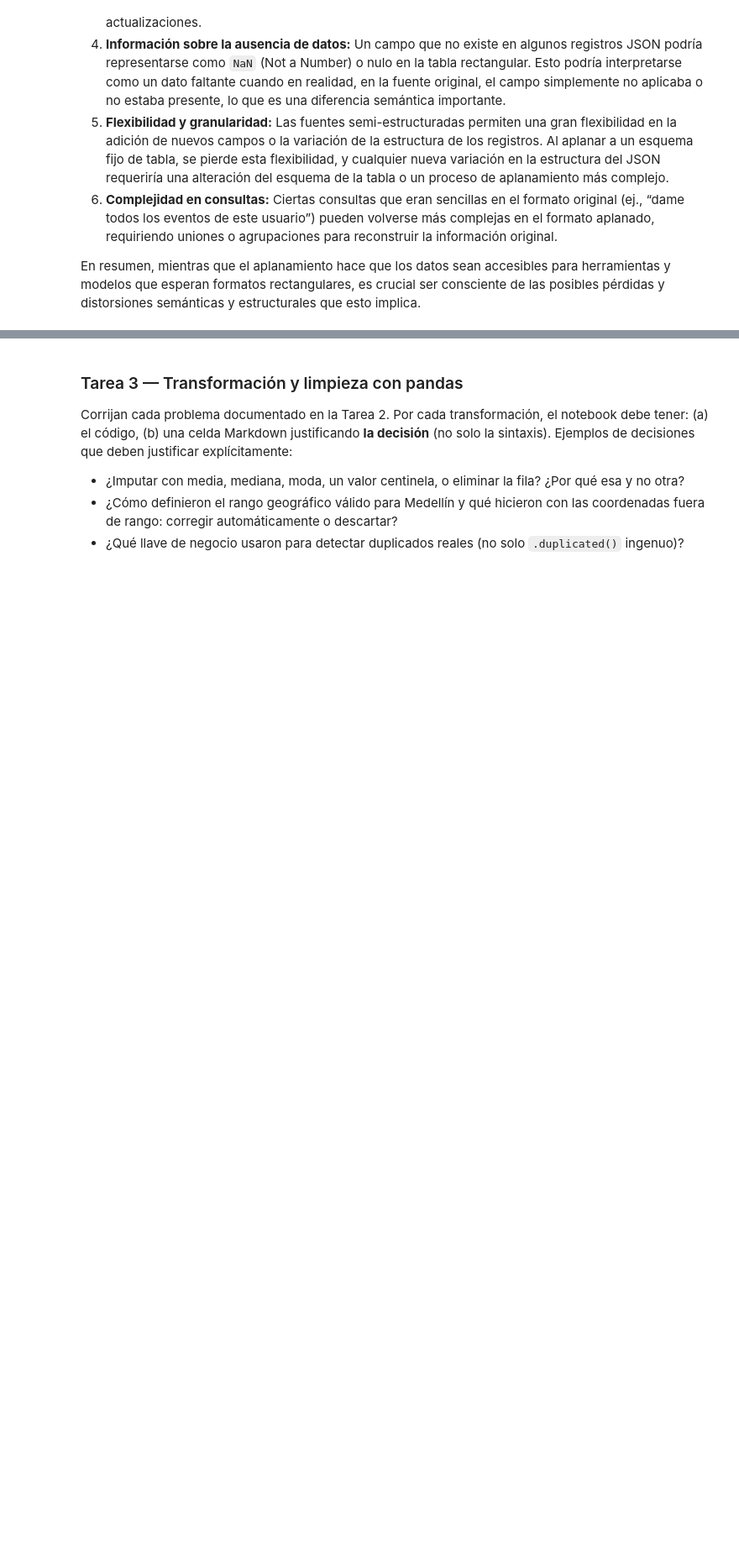
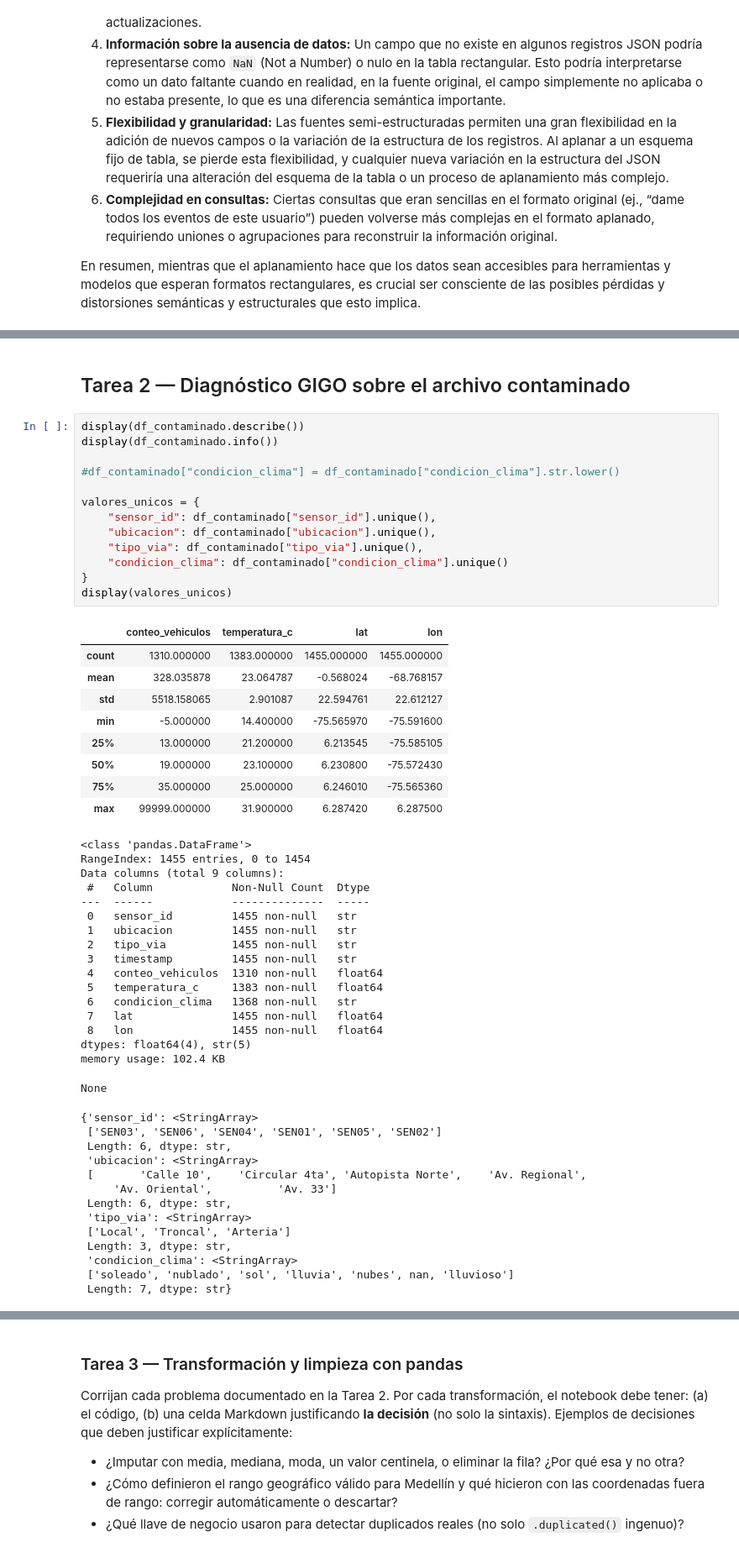
Before and after one commit to Jeronimo1303/Data_Science_Challenge_01, a Jupyter notebook: CDD_Actividad_01.ipynb, the cells around one changed output, grey strips where cells are left out. Shown at 84% size. Saved outputs shown, nothing was run; the diff lists cells and outputs as text; blank space fills up the shorter version.

```diff
--- a/CDD_Actividad_01.ipynb
+++ b/CDD_Actividad_01.ipynb
@@ -356,0 +268,55 @@ display(diagnostico_gigo)
+# %% [markdown]
+## Tarea 2 — Diagnóstico GIGO sobre el archivo contaminado
+# %%
+display(df_contaminado.describe())
+display(df_contaminado.info())
+
+#df_contaminado["condicion_clima"] = df_contaminado["condicion_clima"].str.lower()
+
+valores_unicos = {
+    "sensor_id": df_contaminado["sensor_id"].unique(),
+    "ubicacion": df_contaminado["ubicacion"].unique(),
+    "tipo_via": df_contaminado["tipo_via"].unique(),
+    "condicion_clima": df_contaminado["condicion_clima"].unique()
+}
+display(valores_unicos)
+# %% [output]
+|  | conteo_vehiculos | temperatura_c | lat | lon |
+| count | 1310.000000 | 1383.000000 | 1455.000000 | 1455.000000 |
+| mean | 328.035878 | 23.064787 | -0.568024 | -68.768157 |
+| std | 5518.158065 | 2.901087 | 22.594761 | 22.612127 |
+| min | -5.000000 | 14.400000 | -75.565970 | -75.591600 |
+| 25% | 13.000000 | 21.200000 | 6.213545 | -75.585105 |
+| 50% | 19.000000 | 23.100000 | 6.230800 | -75.572430 |
+| 75% | 35.000000 | 25.000000 | 6.246010 | -75.565360 |
+| max | 99999.000000 | 31.900000 | 6.287420 | 6.287500 |
+<class 'pandas.DataFrame'>
+RangeIndex: 1455 entries, 0 to 1454
+Data columns (total 9 columns):
+ #   Column            Non-Null Count  Dtype
+---  ------            --------------  -----
+ 0   sensor_id         1455 non-null   str
+ 1   ubicacion         1455 non-null   str
+ 2   tipo_via          1455 non-null   str
+ 3   timestamp         1455 non-null   str
+ 4   conteo_vehiculos  1310 non-null   float64
+ 5   temperatura_c     1383 non-null   float64
+ 6   condicion_clima   1368 non-null   str
+ 7   lat               1455 non-null   float64
+ 8   lon               1455 non-null   float64
+dtypes: float64(4), str(5)
+memory usage: 102.4 KB
+None
+{'sensor_id': <StringArray>
+ ['SEN03', 'SEN06', 'SEN04', 'SEN01', 'SEN05', 'SEN02']
+ Length: 6, dtype: str,
+ 'ubicacion': <StringArray>
+ [       'Calle 10',    'Circular 4ta', 'Autopista Norte',    'Av. Regional',
+     'Av. Oriental',          'Av. 33']
+ Length: 6, dtype: str,
+ 'tipo_via': <StringArray>
+ ['Local', 'Troncal', 'Arteria']
+ Length: 3, dtype: str,
+ 'condicion_clima': <StringArray>
+ ['soleado', 'nublado', 'sol', 'lluvia', 'nubes', nan, 'lluvioso']
+ Length: 7, dtype: str}
```
Also changed, not shown: parts of 12 cells of this notebook.
